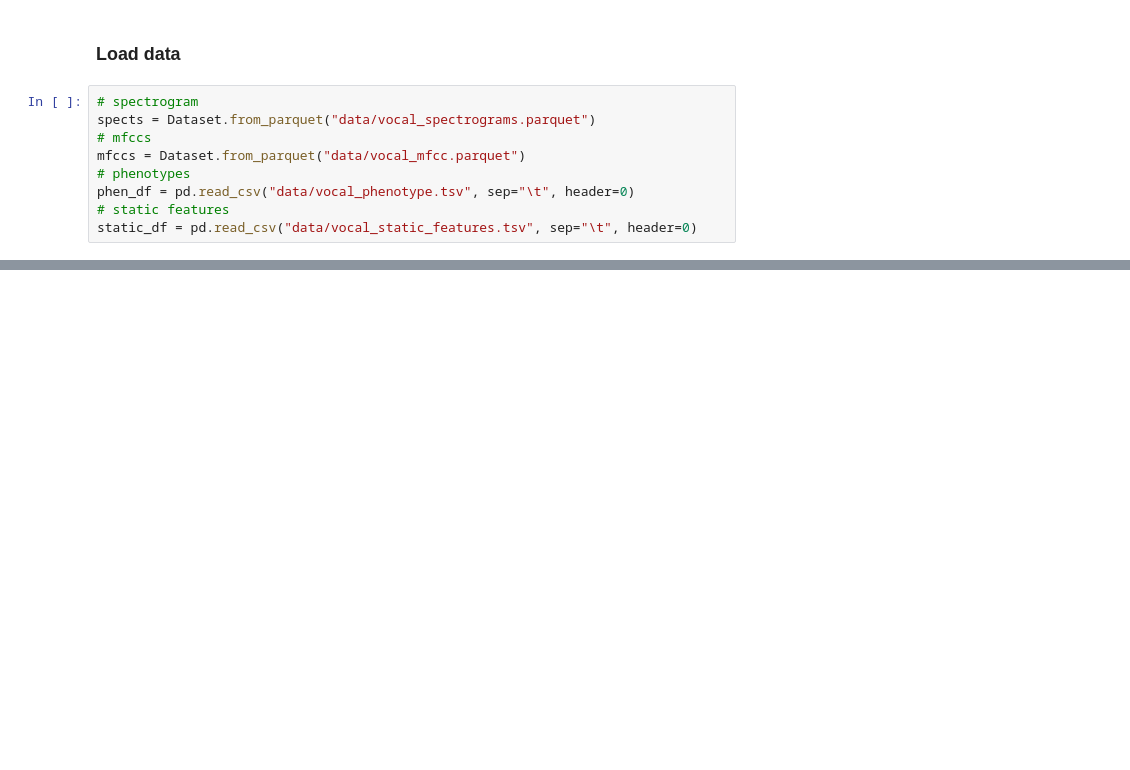
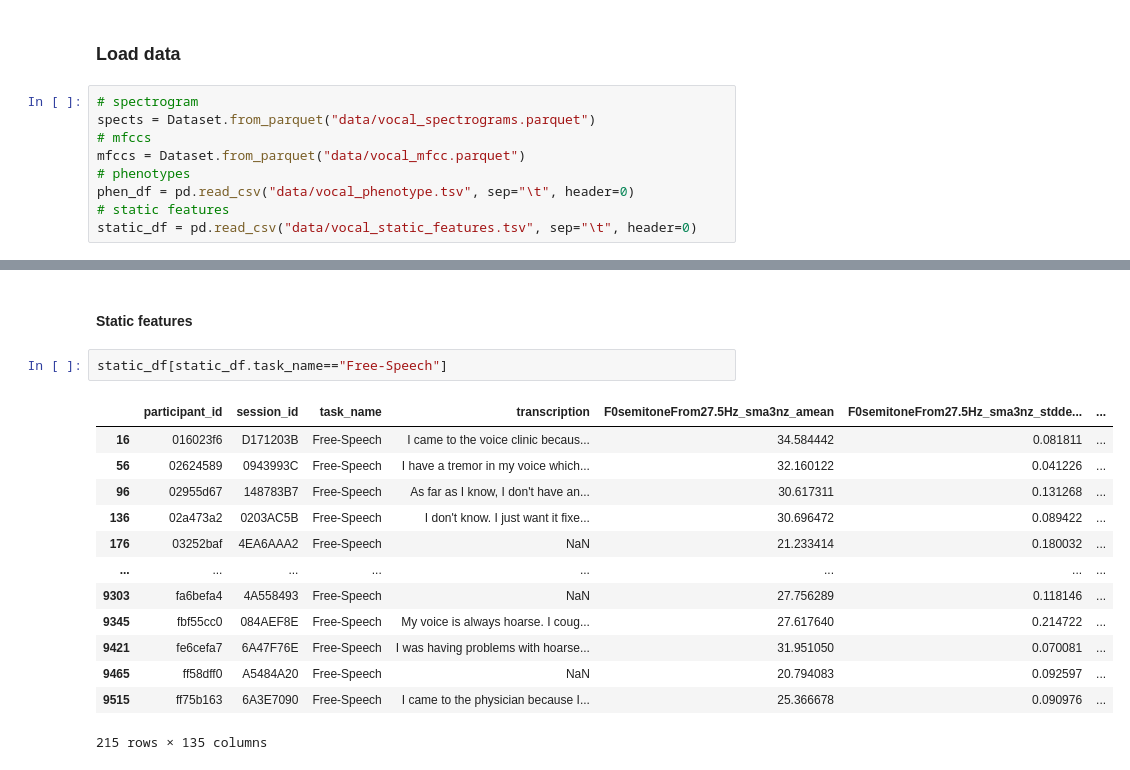
Before and after one commit to zpsheldon/ai-voice-disorder-prediction, a Jupyter notebook: explore_data.ipynb, the cells around one changed output, grey strips where cells are left out. Cells and saved outputs as stored; diff of their text form; blank space fills up the shorter version.

```diff
--- a/explore_data.ipynb
+++ b/explore_data.ipynb
@@ -35,0 +87,18 @@ static_df
+# %% [markdown]
+#### Static features
+# %%
+static_df[static_df.task_name=="Free-Speech"]
+# %% [output]
+|  | participant_id | session_id | task_name | transcription | F0semitoneFrom27.5Hz_sma3nz_amean | F0semitoneFrom27.5Hz_sma3nz_stdde... | ... |
+| 16 | 016023f6 | D171203B | Free-Speech | I came to the voice clinic becaus... | 34.584442 | 0.081811 | ... |
+| 56 | 02624589 | 0943993C | Free-Speech | I have a tremor in my voice which... | 32.160122 | 0.041226 | ... |
+| 96 | 02955d67 | 148783B7 | Free-Speech | As far as I know, I don't have an... | 30.617311 | 0.131268 | ... |
+| 136 | 02a473a2 | 0203AC5B | Free-Speech | I don't know. I just want it fixe... | 30.696472 | 0.089422 | ... |
+| 176 | 03252baf | 4EA6AAA2 | Free-Speech | NaN | 21.233414 | 0.180032 | ... |
+| ... | ... | ... | ... | ... | ... | ... | ... |
+| 9303 | fa6befa4 | 4A558493 | Free-Speech | NaN | 27.756289 | 0.118146 | ... |
+| 9345 | fbf55cc0 | 084AEF8E | Free-Speech | My voice is always hoarse. I coug... | 27.617640 | 0.214722 | ... |
+| 9421 | fe6cefa7 | 6A47F76E | Free-Speech | I was having problems with hoarse... | 31.951050 | 0.070081 | ... |
+| 9465 | ff58dff0 | A5484A20 | Free-Speech | NaN | 20.794083 | 0.092597 | ... |
+| 9515 | ff75b163 | 6A3E7090 | Free-Speech | I came to the physician because I... | 25.366678 | 0.090976 | ... |
+215 rows × 135 columns
```
Also changed, not shown: parts of 5 cells of this notebook.
